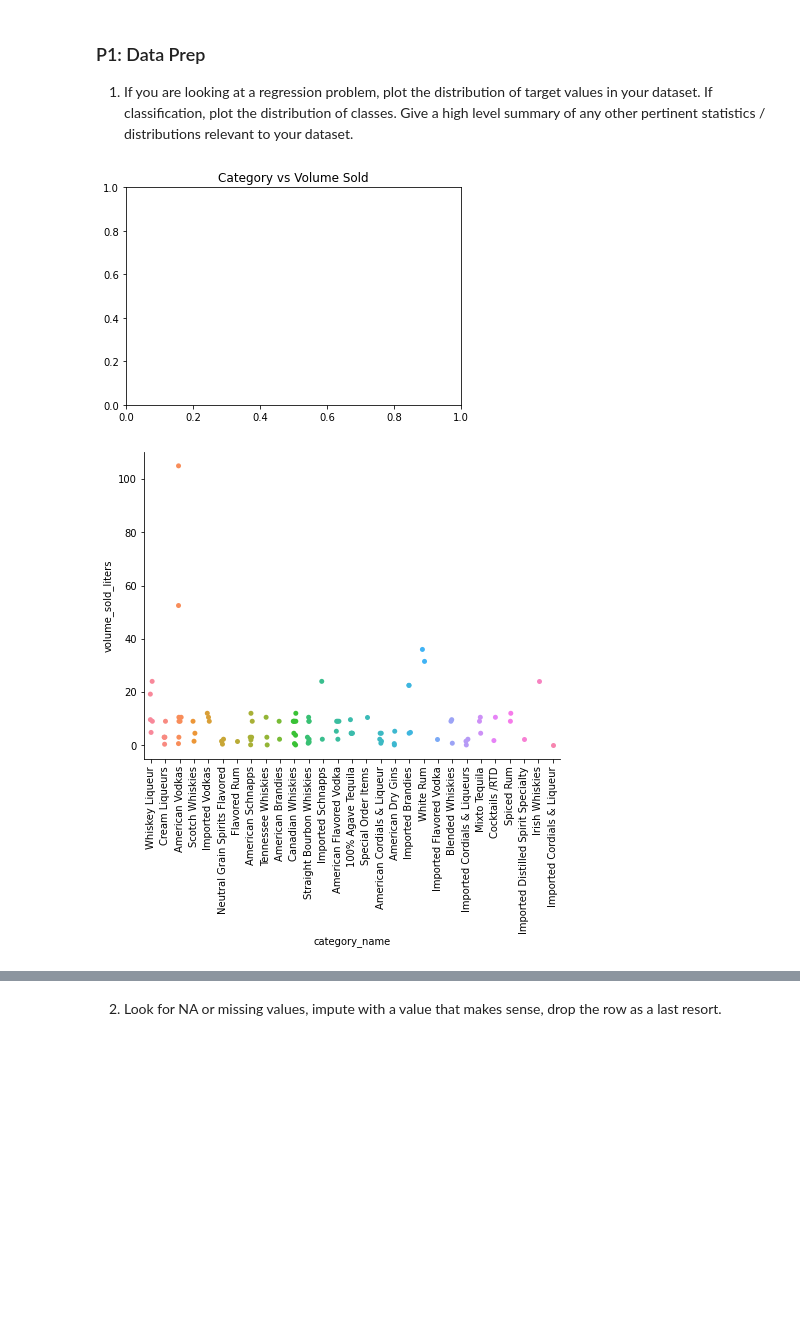
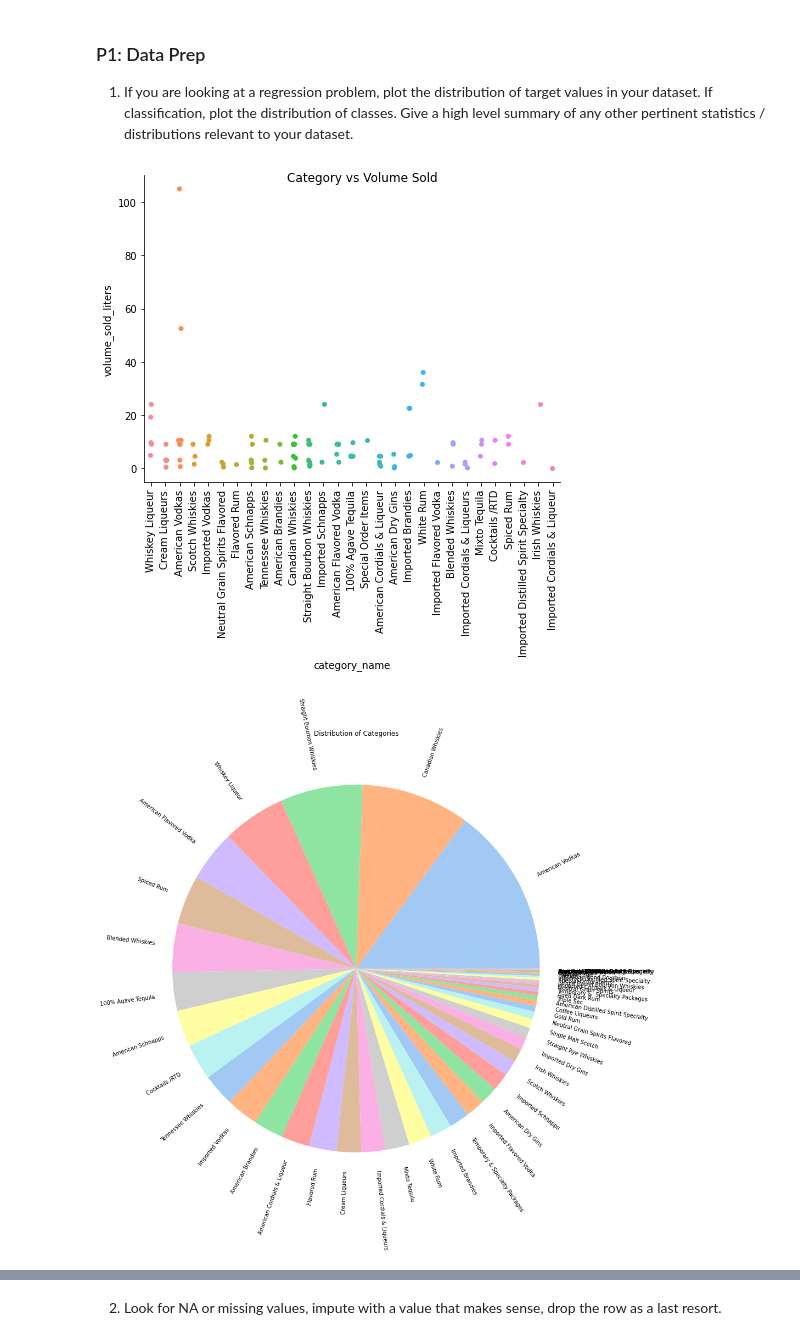
Before and after one commit to br36b/Machine-Learning-Final-Project--Rojas-Bryan, a Jupyter notebook: src/2-part.ipynb, the cells around one changed output, grey strips where cells are left out. Drawn from its saved outputs; the diff is of its cells as text; code cells hidden in the pictures; blank space fills up the shorter version.

```diff
--- a/src/2-part.ipynb
+++ b/src/2-part.ipynb
@@ -33,29 +33,36 @@ any other pertinent statistics / distributions relevant to your dataset.
 # %%
 # Distribution of Classes (Categories)
 # df2["vendor_number"].value_counts()
 
-plt.title("Category vs Volume Sold")
-
-sns.catplot(
+catplot = sns.catplot(
     data=df.head(100),
     x="category_name",
     y="volume_sold_liters",
     aspect=1.5
 ).set_xticklabels(rotation=90)
+
+catplot.fig.suptitle("Category vs Volume Sold")
+catplot.savefig("category_vs_volume.png")
 
 plt.show()
 
 plt.figure(figsize=(15, 25))
 # df["category_"]
 category_list_data = df["category_name"].value_counts(normalize=True)
 
 # print(category_list_data)
 category_list_labels = df["category_name"].value_counts().index.tolist()
 color_palette = sns.color_palette("pastel")
 
-plt.pie(x=category_list_data, labels=category_list_labels, colors=color_palette, rotatelabels="true")
+plt.title("Distribution of Categories")
+plt.pie(x=category_list_data,
+    labels=category_list_labels,
+    colors=color_palette,
+    rotatelabels="true")
+
+plt.savefig("dist_of_categories.png")
 
 plt.show()
 # %% [output]
-[figure, old version]
+[figure, new version]
-[figure, old version]
+[figure, new version]
```
Also changed, not shown: parts of 13 cells of this notebook, 1 other file.
